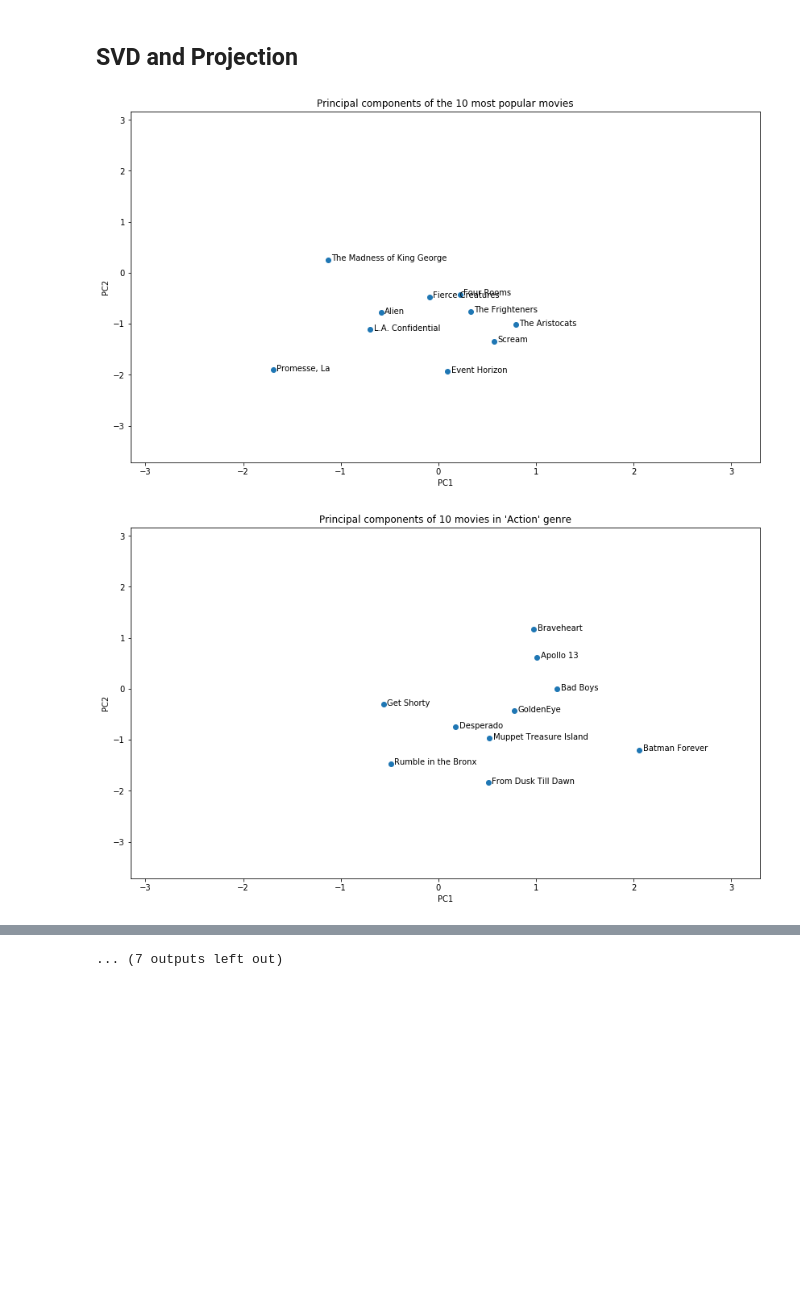
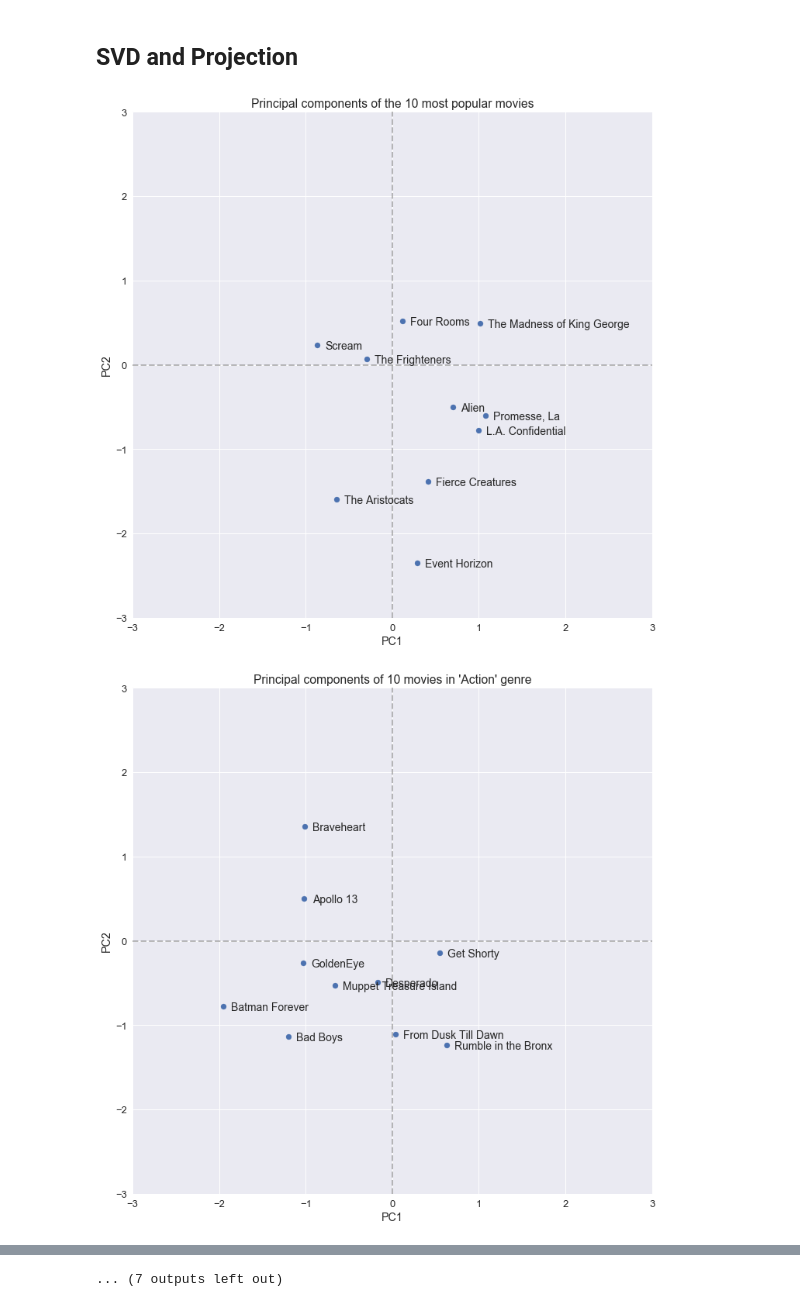
Before and after one commit to vlchen888/cs155-miniproject2, a Jupyter notebook: src/project2.ipynb, the cells around one changed output, grey strips where cells are left out. Cells and saved outputs as stored; diff of their text form; code cells hidden in the pictures; blank space fills up the shorter version.

```diff
--- a/src/project2.ipynb
+++ b/src/project2.ipynb
@@ -1,6 +1,9 @@
 # %%
 import numpy as np
 import matplotlib.pyplot as plt
+import seaborn as sns
+sns.set(color_codes=True)
+sns.set(font_scale=1.3)
 %matplotlib inline
 %load_ext autoreload
 %autoreload 2
@@ -9,7 +12,7 @@ np.random.seed(2)
 ## Load the Data
 # %%
 data = np.loadtxt('data/data.txt').astype(int)
-movies = np.genfromtxt('data/movies.txt', delimiter='\t', dtype=None,encoding=None,
+movies = np.genfromtxt('data/movies_utf8.txt', delimiter='\t', dtype=None,encoding=None,
                        names=['Movie ID','Title','Unknown','Action','Adventure','Animation','Childrens','Comedy','Crime',
                              'Documentary','Drama','Fantasy','Film-Noir','Horror','Musical','Mystery','Romance','Sci-Fi',
                               'Thriller','War','Western'], deletechars='')
@@ -77,12 +83,11 @@ plt.title('Rating distribution of 10 highest rated movies');
 # Genres to compare
 genres = ['Horror','Musical','Mystery']
 
-plt.figure(figsize=(14,10))
 for idx,val in enumerate(genres):
     g_inds_mov = np.array(np.where(movies[val]==1))[0]
 
-    plt.subplot(2,2,idx+1)
-    plt.hist(data[g_inds_mov,2],bins=np.arange(1,7)-0.5,edgecolor='k')
+    plt.subplots(figsize=(8,6))
+    plt.hist(data[g_inds_mov,2],bins=np.arange(1,7)-0.5,rwidth=0.8)
     plt.xticks(np.arange(1,6));
     plt.xlabel('Rating');
     plt.ylabel('Count');
@@ -114,6 +121,7 @@ if optimization == 'plain':
 
     print("Training model with M = %s, N = %s, k = %s, eta = %s, reg = %s"%(M, N, K, eta, reg))
     U, V, err = train_model(M, N, K, eta, reg, Y_train)
+    V = V.T # todo: change in py file
     print('Factorization complete.')
 
 elif optimization == 'bias':
@@ -127,6 +135,7 @@ elif optimization == 'bias':
 
     print("Training model with M = %s, N = %s, k = %s, eta = %s, reg = %s"%(M, N, K, eta, reg))
     U, V, a, b, err = train_model(M, N, K, eta, reg, Y_train)
+    V = V.T # todo: change in py file
     print('Factorization complete.')
 
 elif optimization == 'oos':
@@ -176,36 +185,42 @@ Factorization complete.
 # number of movies to visualize
 nmovies = 10
 
+# opacity of axis in plots
+axis_opacity = 0.3;
+
 # Perform the SVD
 
 # Following convention in the guide where V is KxN
-V_centered = (V-np.tile(np.mean(V,axis=1),(V.shape[1],1)).T).T
-u,s,vh = np.linalg.svd(V_centered, full_matrices=False)
-VT = np.dot(u[:,0:2].T,V_centered)
+V_centered = V-np.tile(np.resize(np.mean(V,axis=1),(K,1)),(1,V.shape[1]))
+#V_centered = (V-np.tile(np.mean(V,axis=1),(V.shape[1],1)).T).T
+A,Si,B = np.linalg.svd(V_centered, full_matrices=False)
+VT = np.dot(A[:,0:2].T,V_centered)
 
 # Normalize data for the plots
 VT[0] = (VT[0] - np.mean(VT[0]))/np.std(VT[0])
 VT[1] = (VT[1] - np.mean(VT[1]))/np.std(VT[1])
 
 # Find the data range for the plots
-ylim = [min(VT[1,:]),max(VT[1,:])]
-xlim = [min(VT[0,:]),max(VT[0,:])]
+ylim = [-3,3]
+xlim = [-3,3]
+yrange = ylim[1]-ylim[0]
+xrange = xlim[1]-xlim[0]
 
 ## Popular movies
 r_counts = np.bincount(data[:,1])
 pop_inds_mov = np.argpartition(r_counts,-nmovies)[-nmovies:]+1
 inds = pop_inds_mov[:nmovies]
 
-fig,ax = plt.subplots(figsize=(14,8))
+fig,ax = plt.subplots(figsize=(12,12))
 ax.scatter(VT[0,inds],VT[1,inds])
 plt.title('Principal components of the %i most popular movies' % nmovies);
 plt.xlabel('PC1');
 plt.ylabel('PC2');
 plt.ylim(ylim)
 plt.xlim(xlim)
+plt.plot([xlim[0], xlim[1]], [0, 0], 'k--', lw=2, alpha=axis_opacity)
+plt.plot([0, 0], [ylim[0], ylim[1]], 'k--', lw=2, alpha=axis_opacity)
 
-xrange = max(VT[0,inds])-min(VT[0,inds])
-yrange = max(VT[1,inds])-min(VT[1,inds])
 
 for j in inds:
     # Make titles consistent wrt "
@@ -213,40 +228,40 @@ for j in inds:
     # Make the titles more readable
     if mtitle[-5:] == ', The':
         mtitle = 'The ' + mtitle[:-5]
     if mtitle[-3:] == ', A':
         mtitle = 'A ' + mtitle[:-3]
-    ax.annotate(mtitle,(VT[0,j]+0.015*xrange,VT[1,j]-0.008*yrange))
+    ax.annotate(mtitle,(VT[0,j]+0.015*xrange,VT[1,j]-0.008*yrange),fontsize=14)
 
 
 ## Movies by genre
 genres = ['Action','Adventure','Animation','Childrens','Comedy','Crime',
-                             'Documentary','Drama','Fantasy','Film-Noir','Horror','Musical','Mystery','Romance','Sci-Fi',
-                              'Thriller','War','Western']
+            'Documentary','Drama','Fantasy','Film-Noir','Horror','Musical','Mystery','Romance','Sci-Fi',
+            'Thriller','War','Western']
 
 for idx,val in enumerate(genres):
     g_inds_mov = np.array(np.where(movies[val]==1))[0]
     inds = g_inds_mov[:nmovies]
 
-    fig,ax = plt.subplots(figsize=(14,8))
+    fig,ax = plt.subplots(figsize=(12,12))
     ax.scatter(VT[0,inds],VT[1,inds])
+
     plt.title('Principal components of %i movies in \'%s\' genre' % (nmovies,val));
     plt.xlabel('PC1');
     plt.ylabel('PC2');
     plt.ylim(ylim)
     plt.xlim(xlim)
-
-    xrange = max(VT[0,inds])-min(VT[0,inds])
-    yrange = max(VT[1,inds])-min(VT[1,inds])
+    plt.plot([xlim[0], xlim[1]], [0, 0], 'k--', lw=2, alpha=axis_opacity)
+    plt.plot([0, 0], [ylim[0], ylim[1]], 'k--', lw=2, alpha=axis_opacity)
 
     for j in inds:
         # Make titles consistent wrt "
         mtitle = movies[j][1].replace('"', '')[:-7]
         # Make the titles more readable
         if mtitle[-5:] == ', The':
             mtitle = 'The ' + mtitle[:-5]
         if mtitle[-3:] == ', A':
             mtitle = 'A ' + mtitle[:-3]
-        ax.annotate(mtitle,(VT[0,j]+0.015*xrange,VT[1,j]-0.008*yrange))
+        ax.annotate(mtitle,(VT[0,j]+0.015*xrange,VT[1,j]-0.008*yrange),fontsize=14)
 # %% [output]
-[figure, old version]
+[figure, new version]
-[figure, old version]
+[figure, new version]
```
Also changed, not shown: parts of 7 cells of this notebook.
